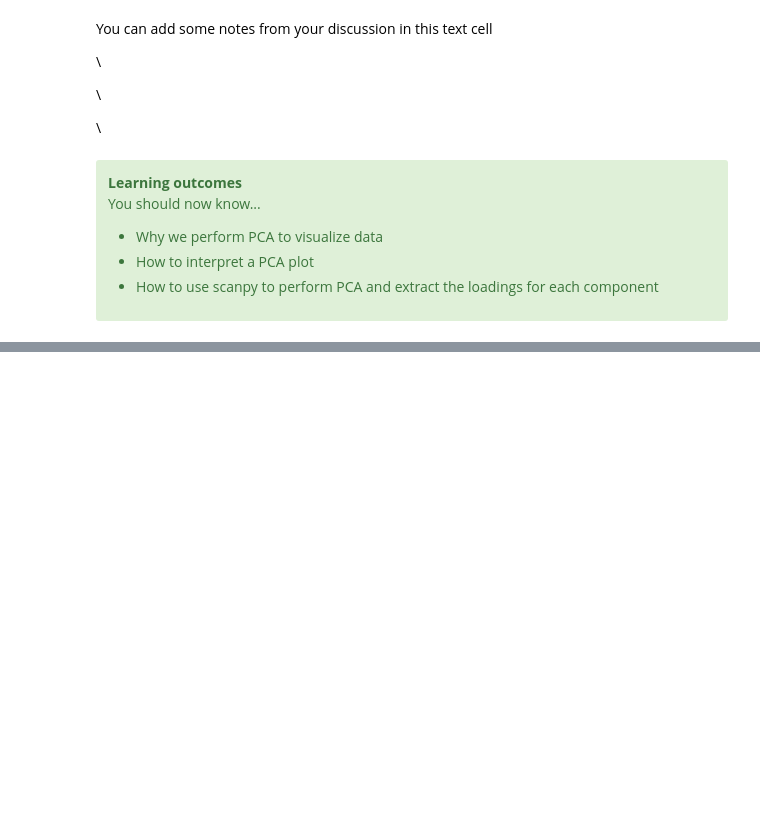
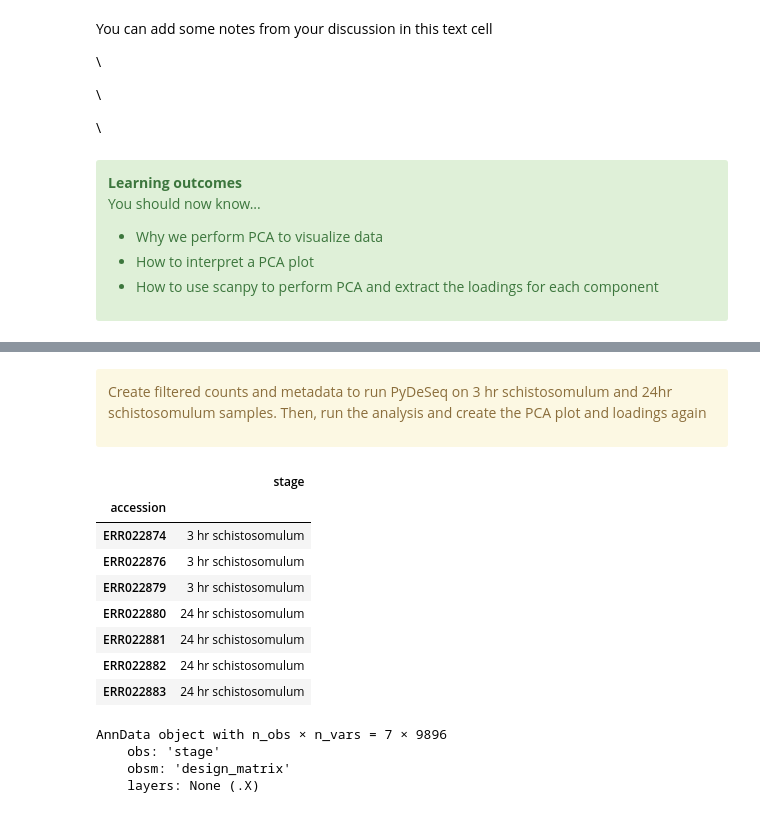
Before and after one commit to pcastro-UoE/PaBi3_2025, a Jupyter notebook: 2A - Quantification and PCA_answers.ipynb, the cells around one changed output, grey strips where cells are left out. Saved outputs shown, nothing was run; the diff lists cells and outputs as text; code cells hidden in the pictures; blank space fills up the shorter version.

```diff
--- a/2A - Quantification and PCA_answers.ipynb
+++ b/2A - Quantification and PCA_answers.ipynb
@@ -514,0 +517,4 @@ You should now know...
+# %% [markdown]
+<div class="alert alert-block alert-warning">
+
+Create filtered counts and metadata to run PyDeSeq on 3 hr schistosomulum and 24hr schistosomulum samples. Then, run the analysis and create the PCA plot and loadings again
@@ -514,0 +524,26 @@ You should now know...
+# %%
+metadata_s
+# %% [output]
+|  | stage |
+| accession |  |
+| ERR022874 | 3 hr schistosomulum |
+| ERR022876 | 3 hr schistosomulum |
+| ERR022879 | 3 hr schistosomulum |
+| ERR022880 | 24 hr schistosomulum |
+| ERR022881 | 24 hr schistosomulum |
+| ERR022882 | 24 hr schistosomulum |
+| ERR022883 | 24 hr schistosomulum |
+# %%
+dds = DeseqDataSet(
+    counts=counts_s,
+    metadata=metadata_s,
+    refit_cooks=True,
+    design="stage"
+)
+
+dds
+# %% [output]
+AnnData object with n_obs × n_vars = 7 × 9896
+    obs: 'stage'
+    obsm: 'design_matrix'
+    layers: None (.X)
```
Also changed, not shown: parts of 10 cells of this notebook.
